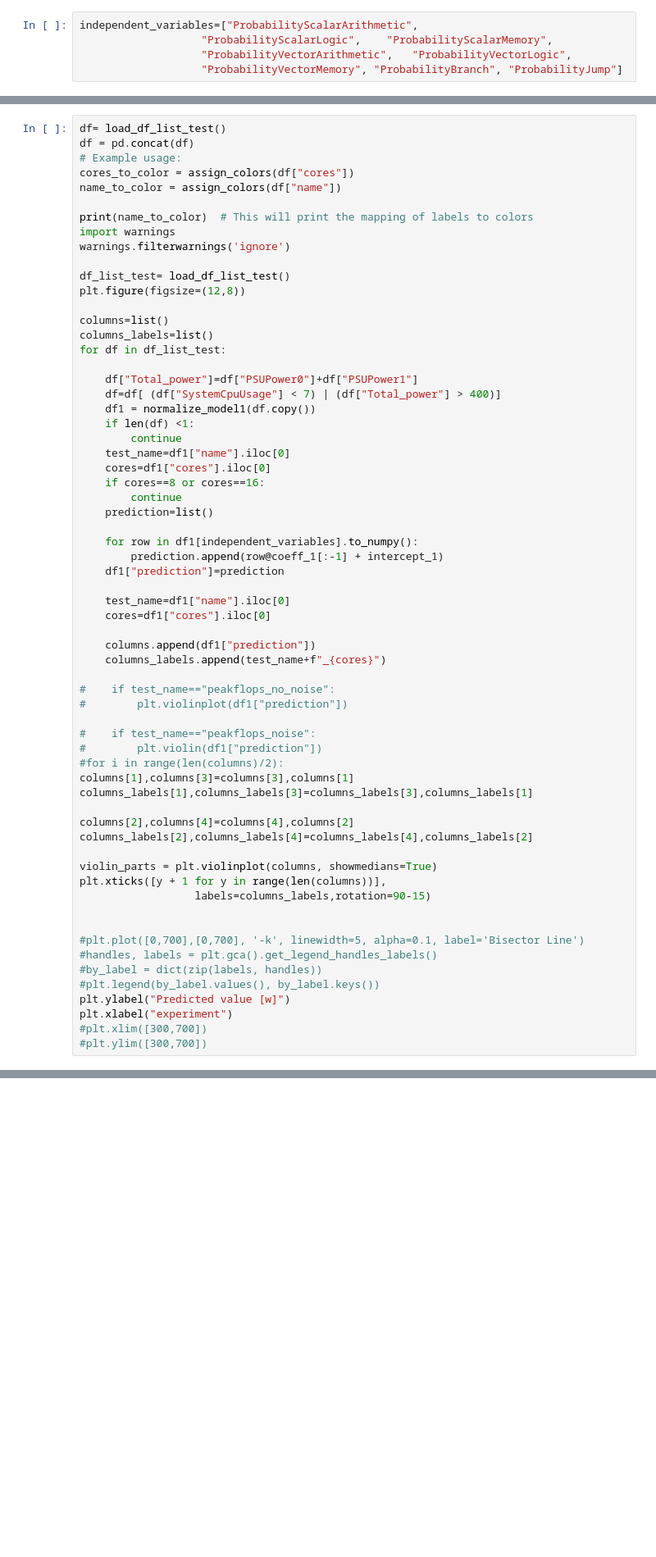
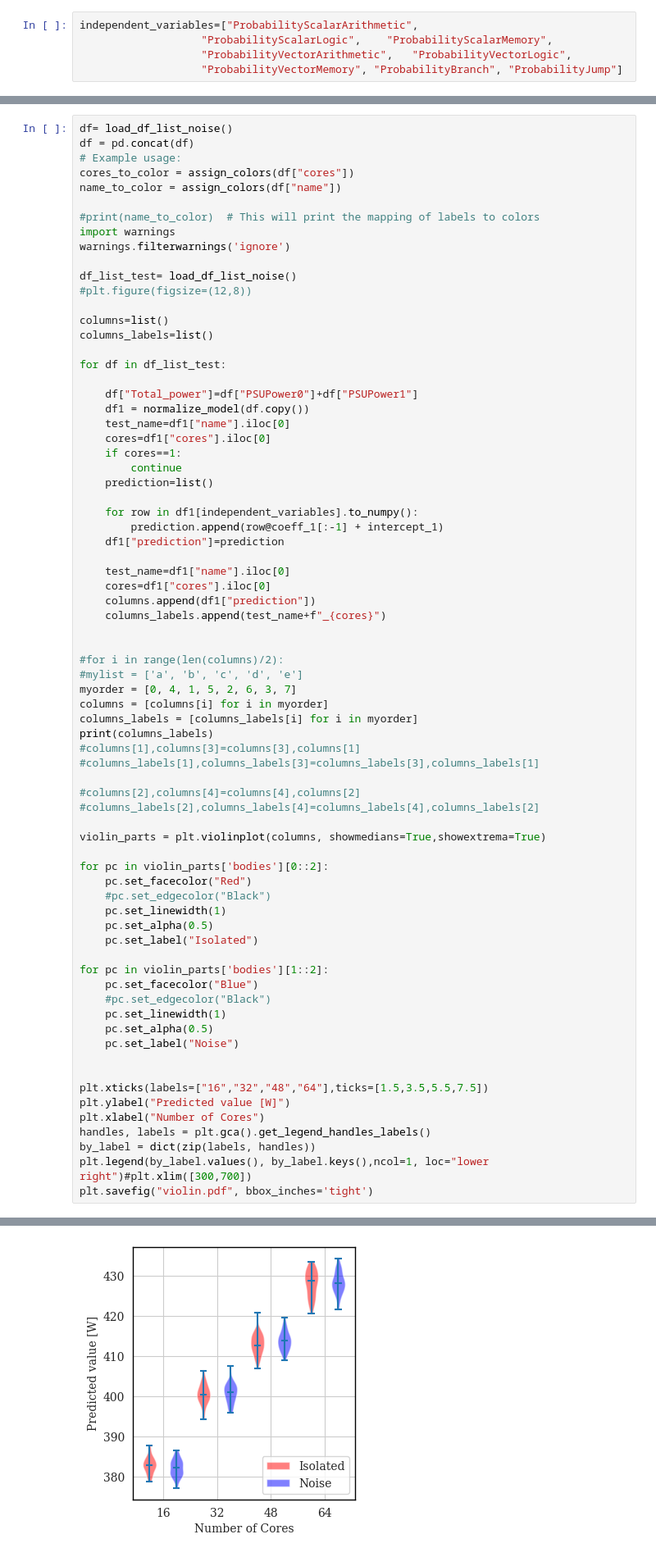
Before and after one commit to NiccoloTosato/PowerBenchmarks, a Jupyter notebook: final_plot_model.ipynb, the cells around one changed output, grey strips where cells are left out. Shown at 82% size. Drawn from its saved outputs; the diff is of its cells as text; blank space fills up the shorter version.

```diff
--- a/final_plot_model.ipynb
+++ b/final_plot_model.ipynb
@@ -635,31 +564,29 @@ plt.xlabel("Predicted value")
 plt.xlim([300,700])
 plt.ylim([300,700])
 # %%
-df= load_df_list_test()
+df= load_df_list_noise()
 df = pd.concat(df)
 # Example usage:
 cores_to_color = assign_colors(df["cores"])
 name_to_color = assign_colors(df["name"])
 
-print(name_to_color)  # This will print the mapping of labels to colors
+#print(name_to_color)  # This will print the mapping of labels to colors
 import warnings
 warnings.filterwarnings('ignore')
 
-df_list_test= load_df_list_test()
-plt.figure(figsize=(12,8))
+df_list_test= load_df_list_noise()
+#plt.figure(figsize=(12,8))
 
 columns=list()
 columns_labels=list()
+
 for df in df_list_test:
 
     df["Total_power"]=df["PSUPower0"]+df["PSUPower1"]
-    df=df[ (df["SystemCpuUsage"] < 7) | (df["Total_power"] > 400)]
-    df1 = normalize_model1(df.copy())
-    if len(df) <1:
-        continue
+    df1 = normalize_model(df.copy())
     test_name=df1["name"].iloc[0]
     cores=df1["cores"].iloc[0]
-    if cores==8 or cores==16:
+    if cores==1:
         continue
     prediction=list()
 
@@ -669,32 +596,44 @@ for df in df_list_test:
 
     test_name=df1["name"].iloc[0]
     cores=df1["cores"].iloc[0]
-
     columns.append(df1["prediction"])
     columns_labels.append(test_name+f"_{cores}")
 
-#    if test_name=="peakflops_no_noise":
-#        plt.violinplot(df1["prediction"])
 
-#    if test_name=="peakflops_noise":
-#        plt.violin(df1["prediction"])
 #for i in range(len(columns)/2):
-columns[1],columns[3]=columns[3],columns[1]
-columns_labels[1],columns_labels[3]=columns_labels[3],columns_labels[1]
+#mylist = ['a', 'b', 'c', 'd', 'e']
+myorder = [0, 4, 1, 5, 2, 6, 3, 7]
+columns = [columns[i] for i in myorder]
+columns_labels = [columns_labels[i] for i in myorder]
+print(columns_labels)
+#columns[1],columns[3]=columns[3],columns[1]
+#columns_labels[1],columns_labels[3]=columns_labels[3],columns_labels[1]
 
-columns[2],columns[4]=columns[4],columns[2]
-columns_labels[2],columns_labels[4]=columns_labels[4],columns_labels[2]
+#columns[2],columns[4]=columns[4],columns[2]
+#columns_labels[2],columns_labels[4]=columns_labels[4],columns_labels[2]
 
-violin_parts = plt.violinplot(columns, showmedians=True)
-plt.xticks([y + 1 for y in range(len(columns))],
-                  labels=columns_labels,rotation=90-15)
+violin_parts = plt.violinplot(columns, showmedians=True,showextrema=True)
+
+for pc in violin_parts['bodies'][0::2]:
+    pc.set_facecolor("Red")
+    #pc.set_edgecolor("Black")
+    pc.set_linewidth(1)
+    pc.set_alpha(0.5)
+    pc.set_label("Isolated")
+
+for pc in violin_parts['bodies'][1::2]:
+    pc.set_facecolor("Blue")
+    #pc.set_edgecolor("Black")
+    pc.set_linewidth(1)
+    pc.set_alpha(0.5)
+    pc.set_label("Noise")
 
 
-#plt.plot([0,700],[0,700], '-k', linewidth=5, alpha=0.1, label='Bisector Line')
-#handles, labels = plt.gca().get_legend_handles_labels()
-#by_label = dict(zip(labels, handles))
-#plt.legend(by_label.values(), by_label.keys())
-plt.ylabel("Predicted value [w]")
-plt.xlabel("experiment")
-#plt.xlim([300,700])
-#plt.ylim([300,700])
+plt.xticks(labels=["16","32","48","64"],ticks=[1.5,3.5,5.5,7.5])
+plt.ylabel("Predicted value [W]")
+plt.xlabel("Number of Cores")
+handles, labels = plt.gca().get_legend_handles_labels()
+by_label = dict(zip(labels, handles))
+plt.legend(by_label.values(), by_label.keys(),ncol=1, loc="lower right")#plt.xlim([300,700])
+plt.savefig("violin.pdf", bbox_inches='tight')
+# %% [output]
@@ -701,3 +641,4 @@ plt.xlabel("experiment")
+[figure, added]
 # %%
 def load_df_noise():
     directory_list=["results_1500/results_noise"]
```
Also changed, not shown: parts of 11 cells of this notebook.
